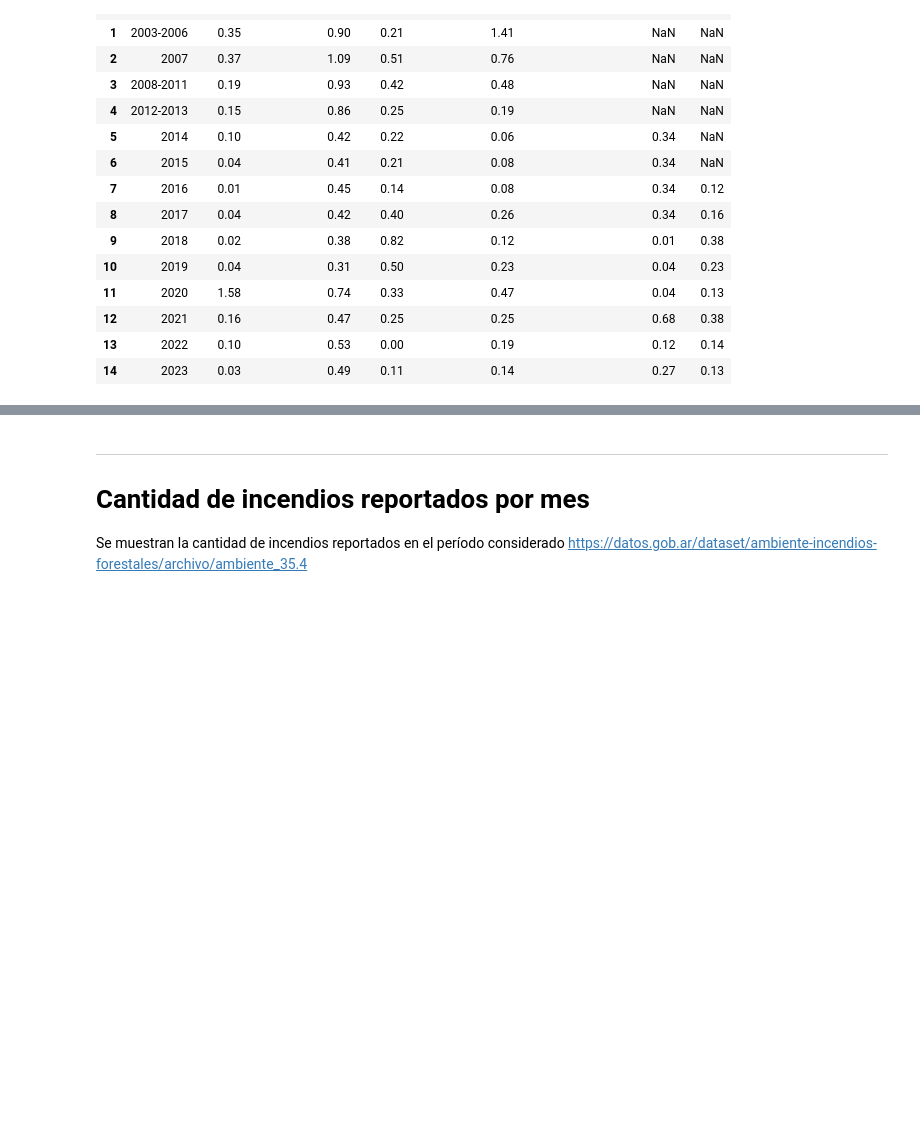
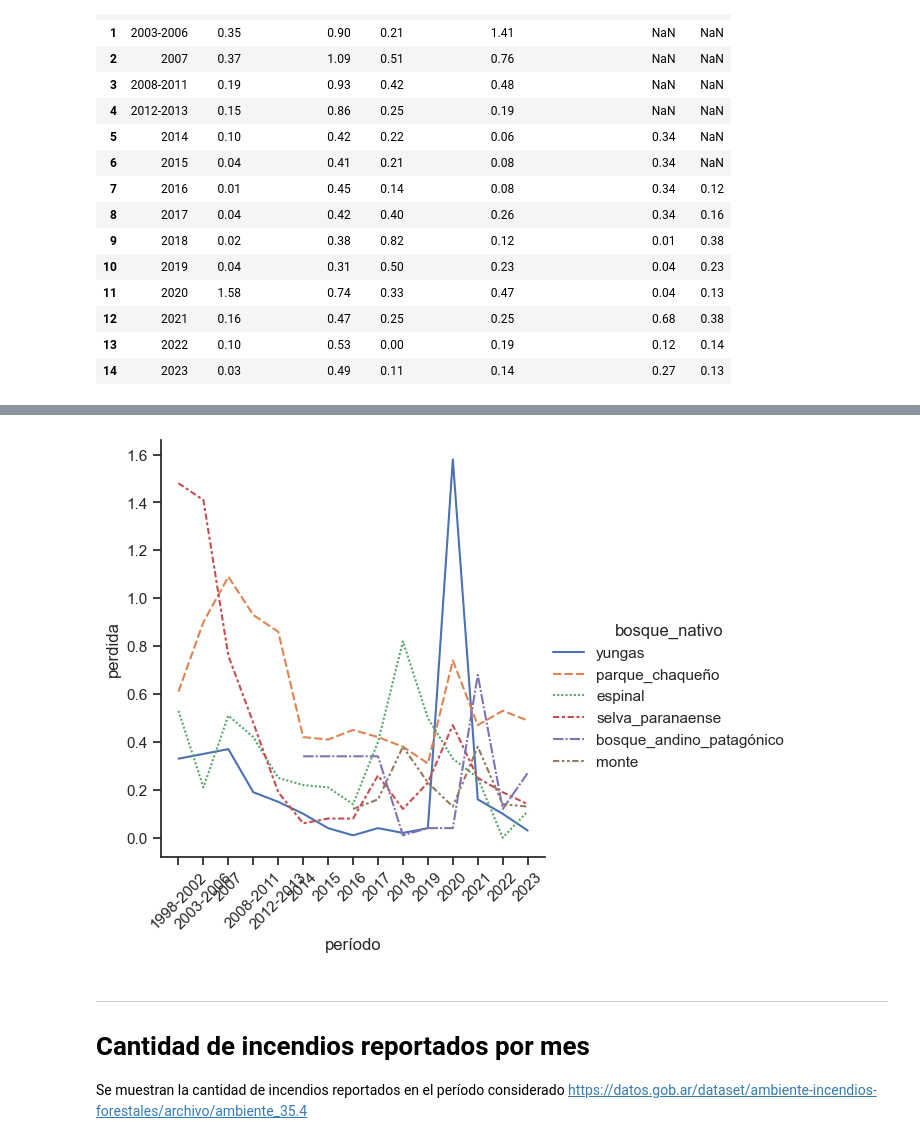
Before and after one commit to BustosMaxx/dengue_y_zika, a Jupyter notebook: notebooks/deforestacion-bosques-nativos.ipynb, the cells around one changed output, grey strips where cells are left out. Cells and saved outputs as stored; diff of their text form; code cells hidden in the pictures; blank space fills up the shorter version.

Commit message:
notebook deforestación y presupuestos

```diff
--- a/notebooks/deforestacion-bosques-nativos.ipynb
+++ b/notebooks/deforestacion-bosques-nativos.ipynb
@@ -27,3 +28,6 @@ deforestacion
 | 12 | 2021 | 0.16 | 0.47 | 0.25 | 0.25 | 0.68 | 0.38 |
 | 13 | 2022 | 0.10 | 0.53 | 0.00 | 0.19 | 0.12 | 0.14 |
 | 14 | 2023 | 0.03 | 0.49 | 0.11 | 0.14 | 0.27 | 0.13 |
+# %%
+deforest = deforestacion.melt(id_vars = ["período"], var_name="bosque_nativo", value_name="perdida")
+deforest
@@ -30,3 +48,19 @@ deforestacion
+# %%
+sns.set_theme(style="ticks")
+sns.relplot(
+    data=deforest, kind="line",
+    x="período", y="perdida"
+    #, col="align"
+    ,hue="bosque_nativo"
+    #, size="coherence"
+    , style="bosque_nativo"
+    #facet_kws=dict(sharex=False)
+
+)
+plt.xticks(rotation=45)
+plt.show()
+# %% [output]
+[figure, added]
 # %% [markdown]
 ---
 # Cantidad de incendios reportados por mes
```
Also changed, not shown: parts of 9 cells of this notebook, 1 other file.
